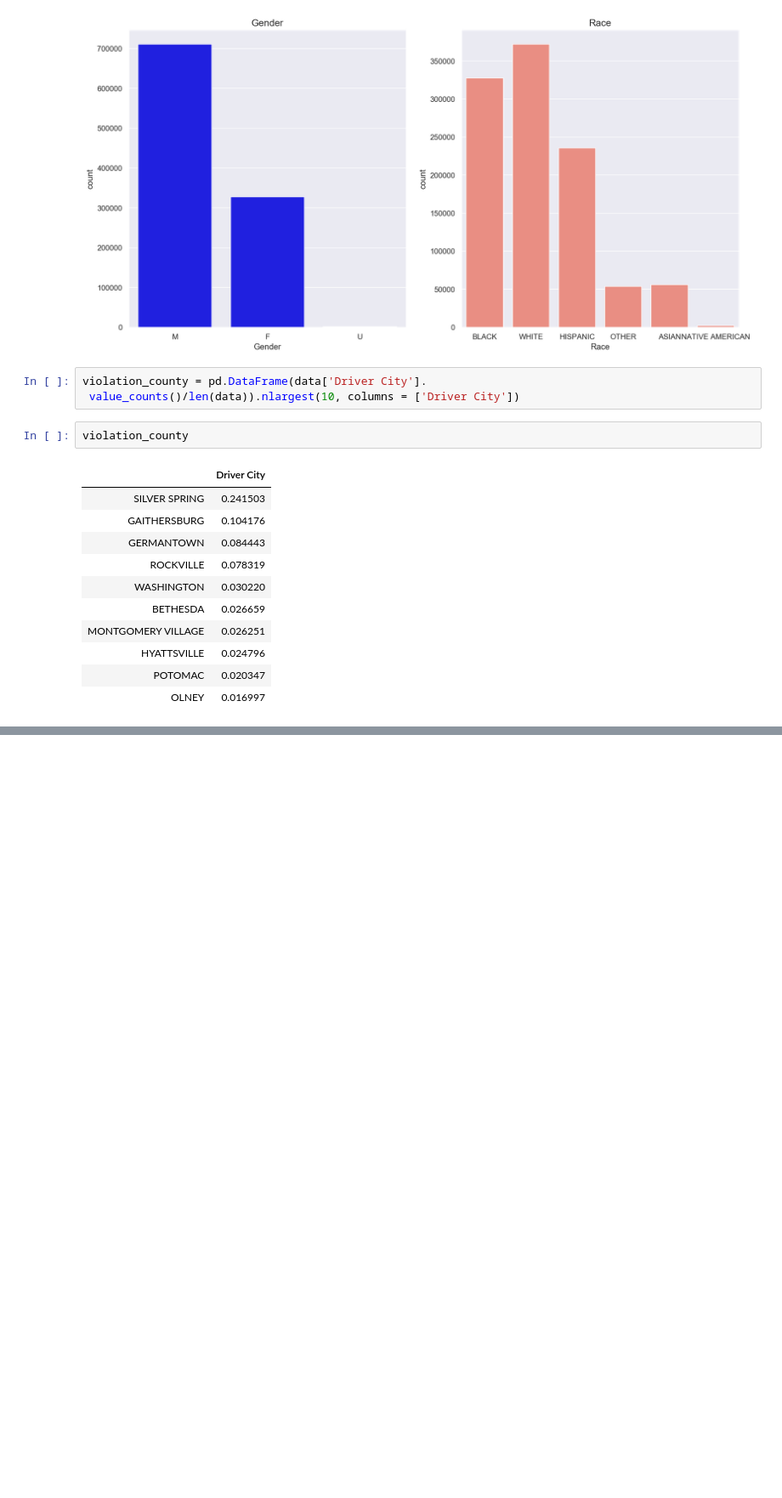
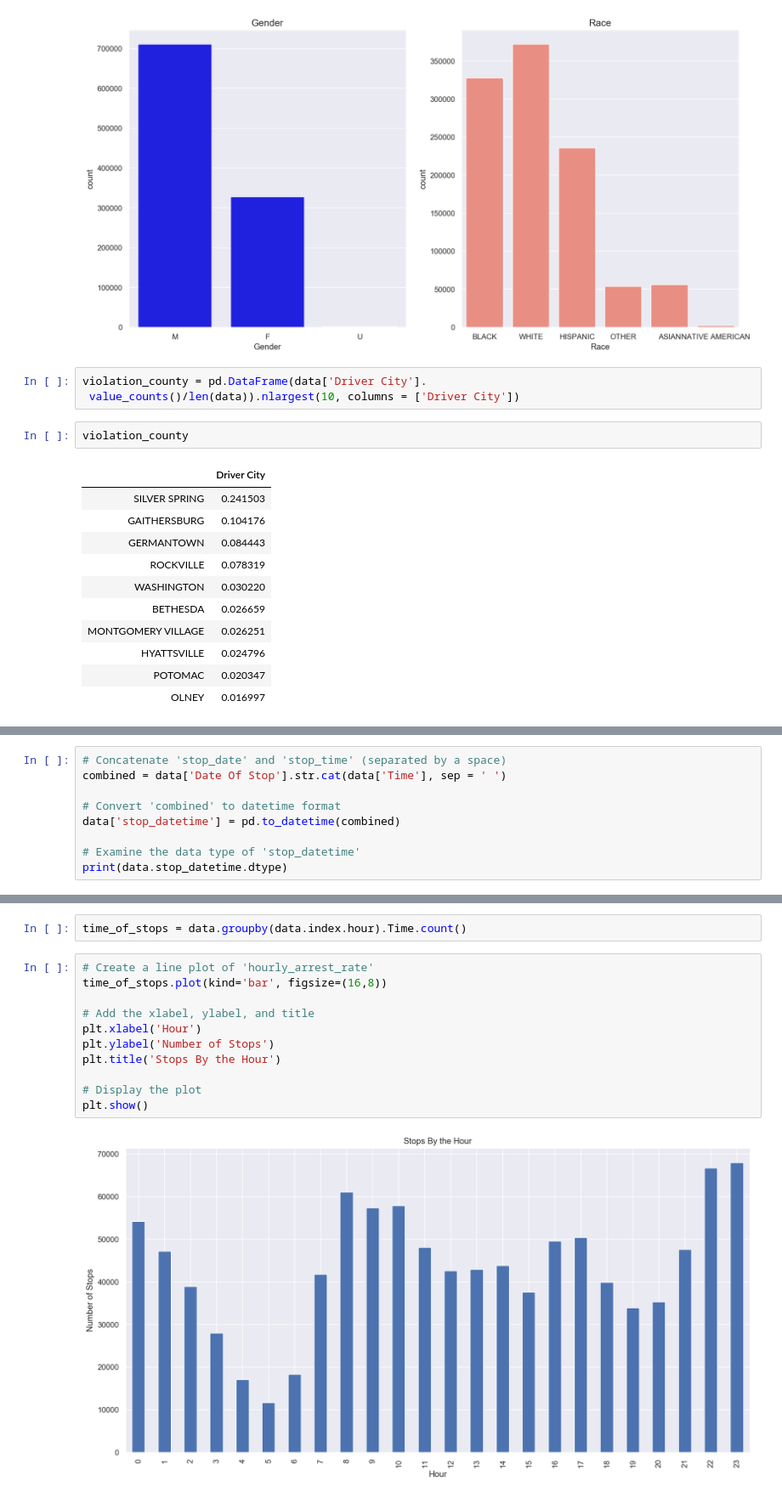
Before and after one commit to Dantarshi/Traffic-Stops, a Jupyter notebook: Traffic Stops.ipynb, the cells around one changed output, grey strips where cells are left out. Shown: that part at 85% size. Drawn from its saved outputs; the diff is of its cells as text; blank space fills up the shorter version.

```diff
--- a/Traffic Stops.ipynb
+++ b/Traffic Stops.ipynb
@@ -321,0 +349,9 @@ violation_county
+# %%
+# Concatenate 'stop_date' and 'stop_time' (separated by a space)
+combined = data['Date Of Stop'].str.cat(data['Time'], sep = ' ')
+
+# Convert 'combined' to datetime format
+data['stop_datetime'] = pd.to_datetime(combined)
+
+# Examine the data type of 'stop_datetime'
+print(data.stop_datetime.dtype)
@@ -321,0 +370,15 @@ violation_county
+# %%
+time_of_stops = data.groupby(data.index.hour).Time.count()
+# %%
+# Create a line plot of 'hourly_arrest_rate'
+time_of_stops.plot(kind='bar', figsize=(16,8))
+
+# Add the xlabel, ylabel, and title
+plt.xlabel('Hour')
+plt.ylabel('Number of Stops')
+plt.title('Stops By the Hour')
+
+# Display the plot
+plt.show()
+# %% [output]
+[figure, added]
```
Also changed, not shown: parts of 17 cells of this notebook.
